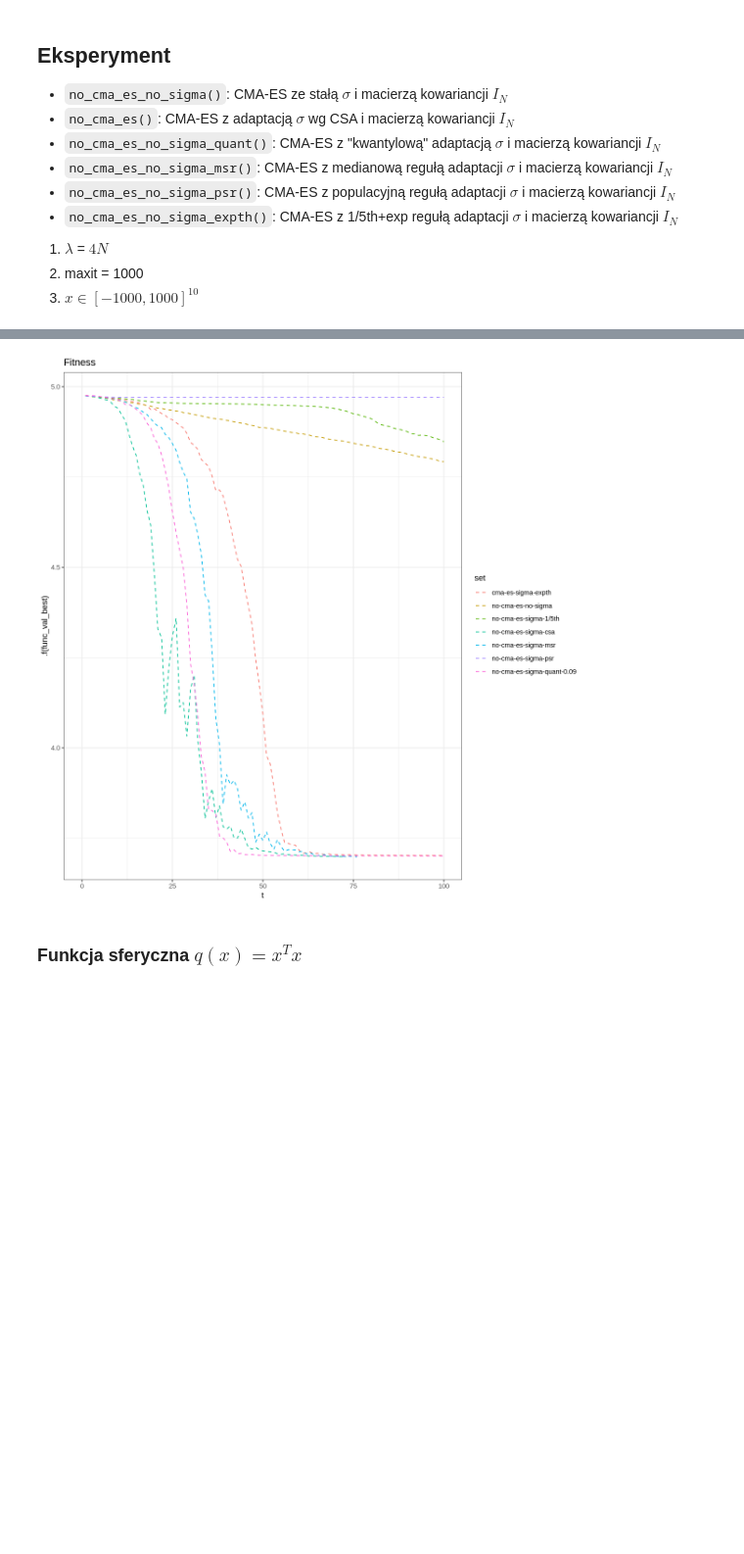
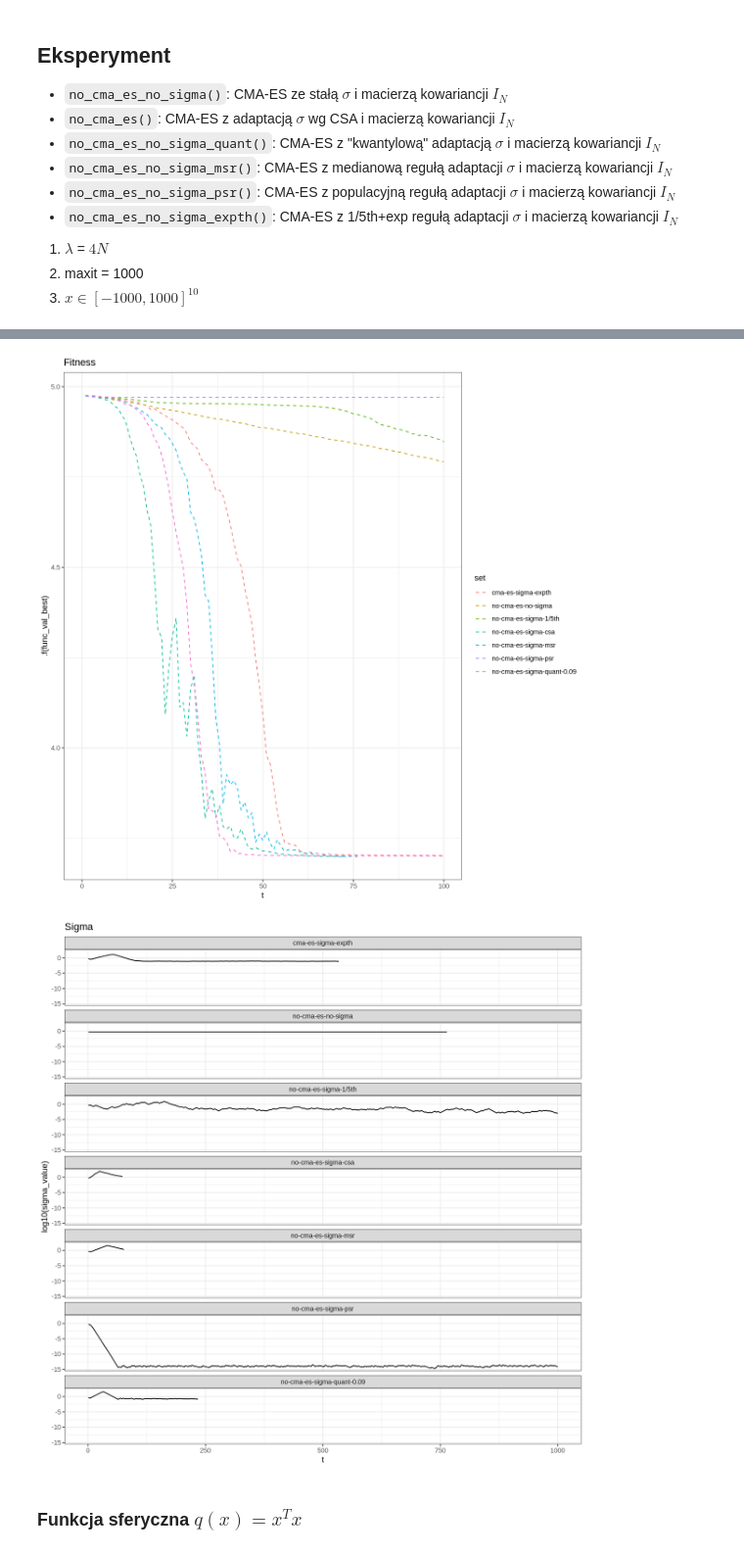
Before and after one commit to ewarchul/cma-es-exp, a Jupyter notebook: notebook/cma-es-sigma-rules.ipynb, the cells around one changed output, grey strips where cells are left out. Shown at 98% size. Cells and saved outputs as stored; diff of their text form; code cells hidden in the pictures; blank space fills up the shorter version.

```diff
--- a/notebook/cma-es-sigma-rules.ipynb
+++ b/notebook/cma-es-sigma-rules.ipynb
@@ -132,14 +132,16 @@ linear_eval100 =
 # %%
 gutter_eval10 %>% value_plot()
 gutter_eval10 %>% mutate(func_val_best = func_val_best + 5000) %>% value_plot(.f=log10) + xlim(0, 100)
+gutter_eval10 %>% sigma_plot()
 # %% [output]
 Scale for 'x' is already present. Adding another scale for 'x', which will
 replace the existing scale.
 
 Warning message:
 “Removed 3032 row(s) containing missing values (geom_path).”
 [figure]
 [figure]
+[figure, added]
 # %% [markdown]
 ### Funkcja sferyczna $q(x) = x^{T}x$
 # %%
```
Also changed, not shown: parts of 9 cells of this notebook.
